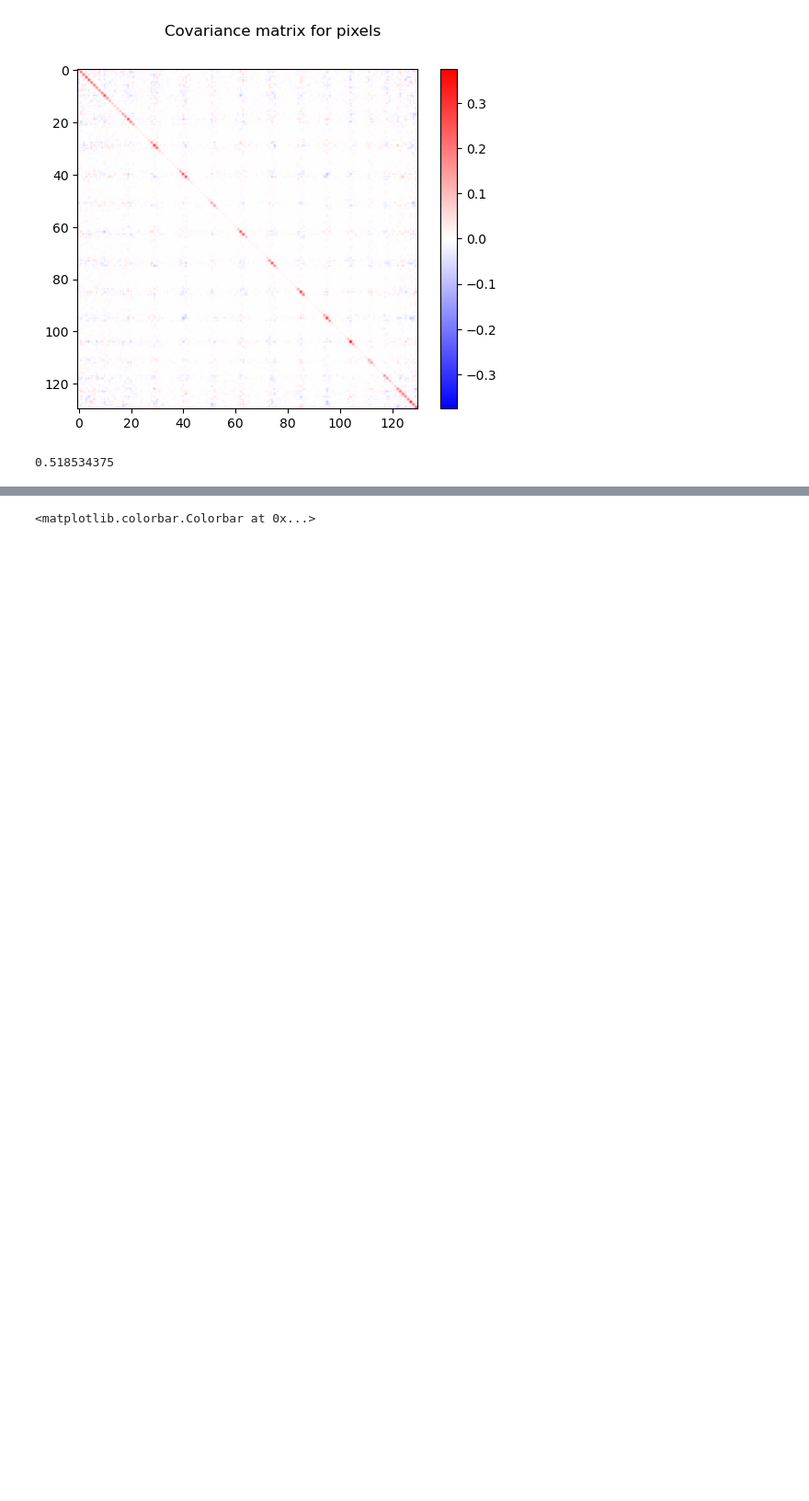
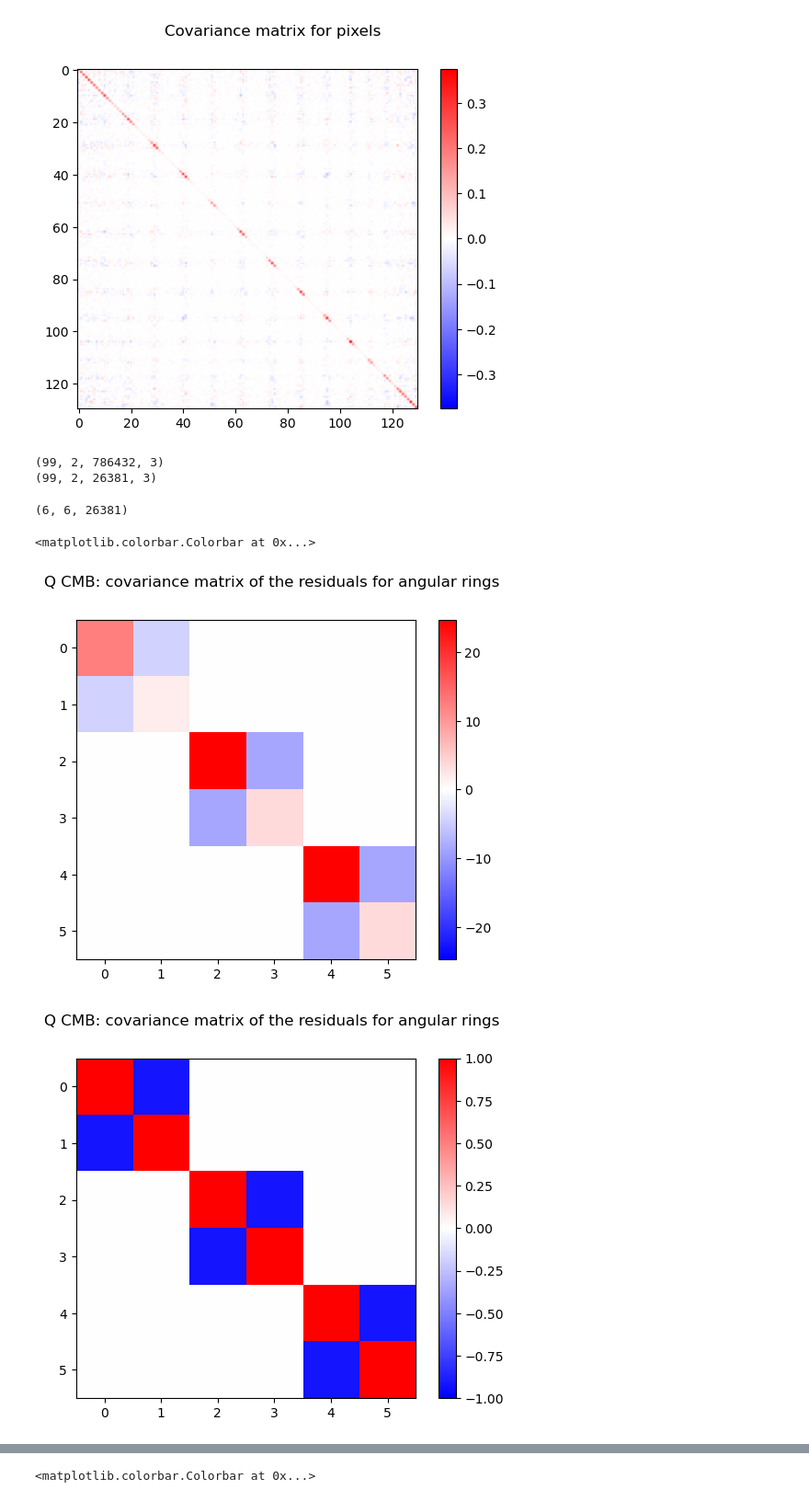
Before and after one commit to mathias77515/CMM-Pipeline, a Jupyter notebook: scripts_nahuel/noise_analysis.ipynb, the cells around one changed output, grey strips where cells are left out. Shown at 92% size. Drawn from its saved outputs; the diff is of its cells as text; code cells hidden in the pictures; blank space fills up the shorter version.

```diff
--- a/scripts_nahuel/noise_analysis.ipynb
+++ b/scripts_nahuel/noise_analysis.ipynb
@@ -238,7 +239,30 @@ plt.colorbar()
 # %% [output]
 <matplotlib.colorbar.Colorbar at 0x...>
 [figure]
-# %%
-8.29655/np.sqrt(256)
-# %% [output]
-0.518534375
+# %%
+res_qubic = res[:,:,seenpix,:]
+print(res.shape)
+print(res_qubic.shape)
+# %% [output]
+(99, 2, 786432, 3)
+(99, 2, 26381, 3)
+# %%
+cov, corr = amc.get_covcorr_patch(res_qubic,stokesjoint=True)
+print(cov.shape)
+cov = np.mean(cov[:, :, :],axis=2)
+corr = np.mean(corr[:, :, :],axis=2)
+plt.figure()
+plt.suptitle('Q CMB: covariance matrix of the residuals for angular rings')
+vmax = np.max(np.abs(cov[:, :]))
+plt.imshow(cov[:, :], vmin=-vmax, vmax=vmax, cmap='bwr')
+plt.colorbar()
+plt.figure()
+plt.suptitle('Q CMB: covariance matrix of the residuals for angular rings')
+vmax = np.max(np.abs(corr[:, :]))
+plt.imshow(corr[:, :], vmin=-vmax, vmax=vmax, cmap='bwr')
+plt.colorbar()
+# %% [output]
+(6, 6, 26381)
+<matplotlib.colorbar.Colorbar at 0x...>
+[figure, added]
+[figure, added]
```
Also changed, not shown: parts of 6 cells of this notebook, 1 other file.
